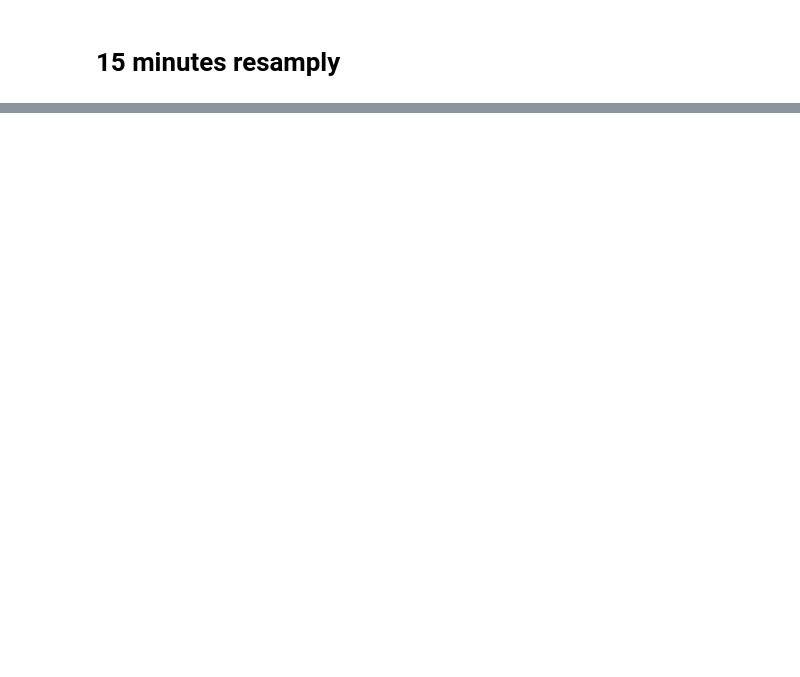
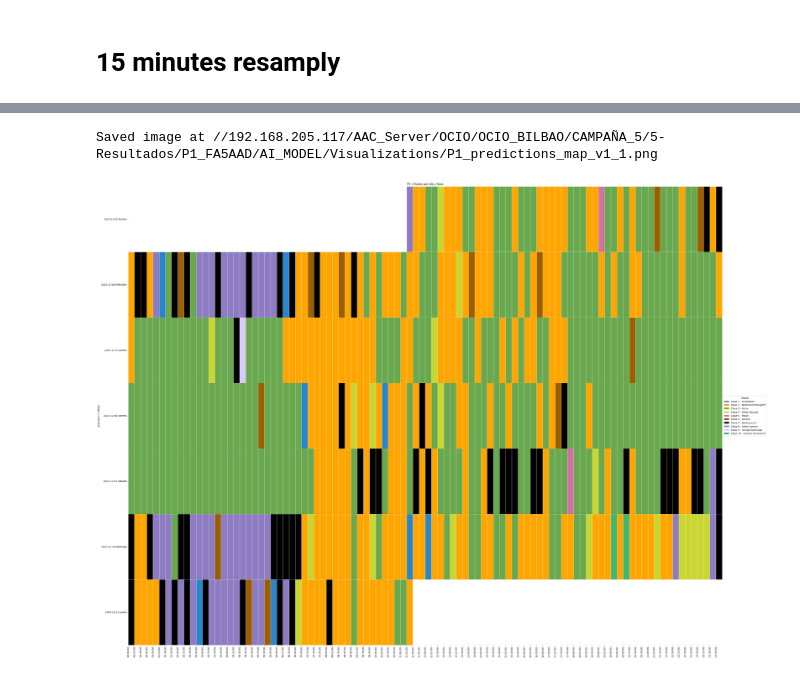
Before and after one commit to aacacustica/Audio_Processing, a Jupyter notebook: AI_Model/Urban_Model/Visualization/predictions_map.ipynb, the cells around one changed output, grey strips where cells are left out. Saved outputs shown, nothing was run; the diff lists cells and outputs as text; code cells hidden in the pictures; blank space fills up the shorter version.

Commit message:
all the test on visualization predictions

```diff
--- a/AI_Model/Urban_Model/Visualization/predictions_map.ipynb
+++ b/AI_Model/Urban_Model/Visualization/predictions_map.ipynb
@@ -597,0 +423,6 @@ No data for the 19th day in Year: 2024, Month: 1 within the specified time range
+# %%
+resampled_df = resampled_df.explode('class')
+# resampled_df['display_name'] = resampled_df['class']
+resampled_df['number'] = 1
+
+resampled_df
@@ -597,0 +444,44 @@ No data for the 19th day in Year: 2024, Month: 1 within the specified time range
+# %%
+df_resampled = resampled_df.sort_values(by=["year", "month", "fullday"])
+
+# map class to number
+class_to_num = {class_name: index+1 for index, class_name in enumerate(df_resampled['mapped_class'].unique())}
+df_resampled['class_num'] = df_resampled['mapped_class'].map(class_to_num)
+
+# inverting the dictionary to get the name of the class for the legend
+name_class = {v: k for k, v in class_to_num.items()}
+
+# mapping from classes numbers to colors
+num_to_color = {num: COLLOR_PALLET[class_name] for class_name, num in class_to_num.items()}
+cmap = [num_to_color[cls_num] for cls_num in name_class.keys()]
+
+# leggend elements colors
+legend_elements = [Patch(facecolor=num_to_color[cls_num], label=f"Clase {cls_num} - {name_class.get(cls_num, '')}") for cls_num in name_class.keys()]
+
+day_class = pd.pivot_table(data=df_resampled, columns=df_resampled.index.time, index=["year", "month", "fullday"], values="class_num", aggfunc='mean')
+
+plt.figure(figsize=(45, 35))
+
+if day_class.isna().all().all() or day_class.empty:
+    print("No valid data. Skipping...")
+
+else:
+    ax = sns.heatmap(day_class, annot=False, cmap=cmap, linewidth=0.5, cbar=False)
+
+    ax.set_xticks(range(len(day_class.columns)))
+    ax.set_xticklabels([t.strftime('%H:%M:%S') for t in day_class.columns], rotation=90)
+
+    yticklabels = [f"{idx[0]}-{idx[1]}-{idx[2]}" for idx in day_class.index]
+    ax.set_yticklabels(yticklabels, rotation=0)
+
+    plt.legend(handles=legend_elements, title="Clases", loc='center left', bbox_to_anchor=(1, 0.5))
+    plt.title(f"{title} | Clases por día y hora")
+    plt.plot()
+
+    # plt.savefig(f"{visualization_dir}/{title}_predictions_map_{stable_version}.png", bbox_inches='tight')
+    print(f"Saved image at {visualization_dir}/{title}_predictions_map_{stable_version}.png")
+
+plt.show()
+# %% [output]
+Saved image at //192.168.205.117/AAC_Server/OCIO/OCIO_BILBAO/CAMPAÑA_5/5-Resultados/P1_FA5AAD/AI_MODEL/Visualizations/P1_predictions_map_v1_1.png
+[figure, added]
```
Also changed, not shown: parts of 18 cells of this notebook, 5 other files.
